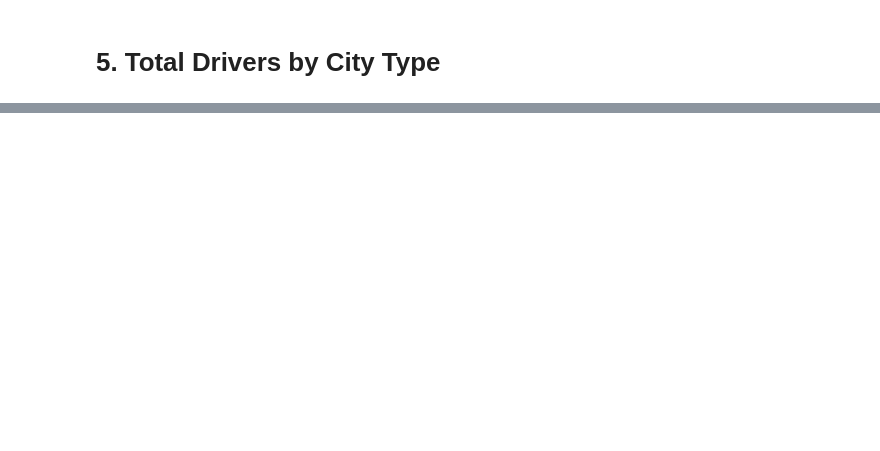
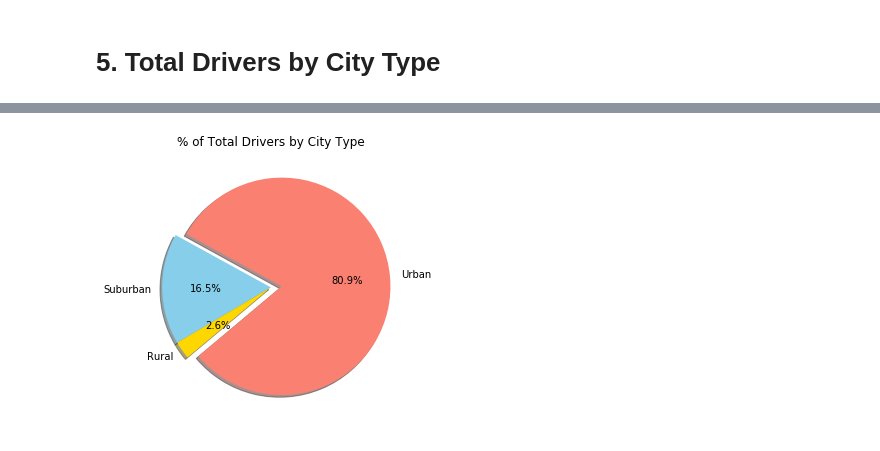
Before and after one commit to vknguyen1902/python-practice, a Jupyter notebook: pyber.ipynb, the cells around one changed output, grey strips where cells are left out. Cells and saved outputs as stored; diff of their text form; code cells hidden in the pictures; blank space fills up the shorter version.

```diff
--- a/pyber.ipynb
+++ b/pyber.ipynb
@@ -95,2 +149,9 @@ plt.show()
 # %% [markdown]
 # 5. Total Drivers by City Type
+# %%
+driver_df = city_ride.drop_duplicates(subset='city').set_index('type')
+total_driver = driver_df['driver_count'].sum()
+each_type_driver = driver_df.groupby('type')['driver_count'].sum()
+driver_df['% Total Drivers'] = each_type_driver/total_driver * 100
+driver_df = driver_df.reset_index().drop_duplicates(subset='type').set_index('type')
+driver_df
@@ -96,0 +164,12 @@ plt.show()
+# %%
+explode = (0.1, 0, 0)
+driver_df.plot.pie(y = '% Total Drivers', explode = explode,
+                   autopct = '%1.1f%%', legend = False,
+                   shadow = True, startangle = 220,
+                   colors = ['salmon','skyblue','gold'],
+                   figsize=(5,5), title='% of Total Drivers by City Type')
+
+plt.ylabel('')
+plt.show()
+# %% [output]
+[figure, added]
```
Also changed, not shown: parts of 5 cells of this notebook.
